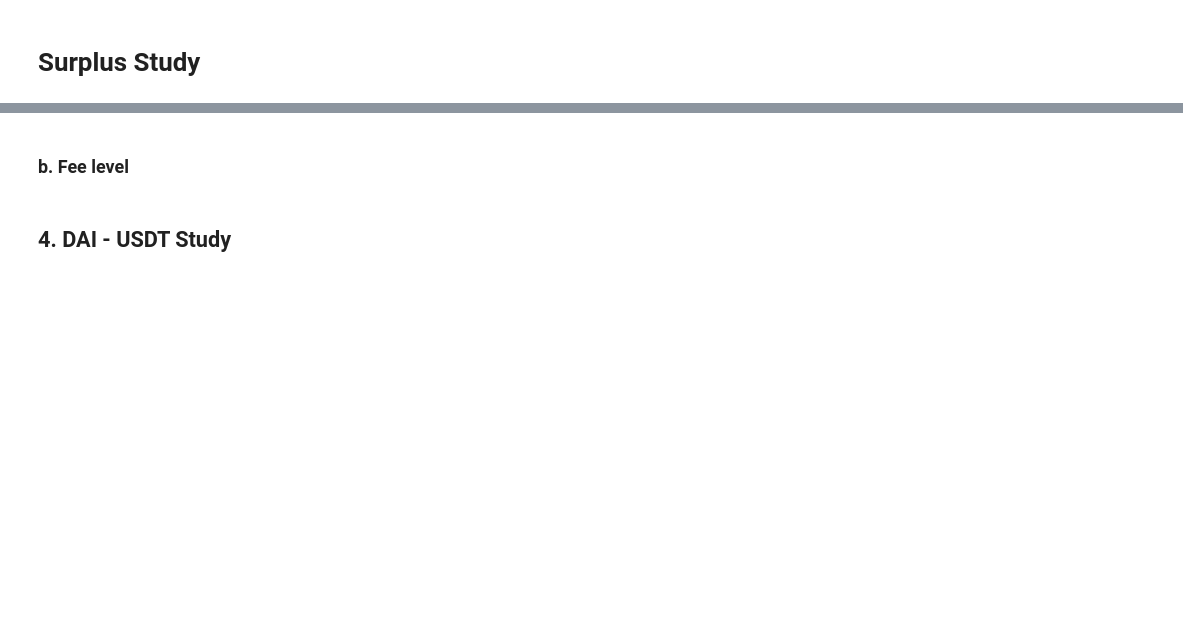
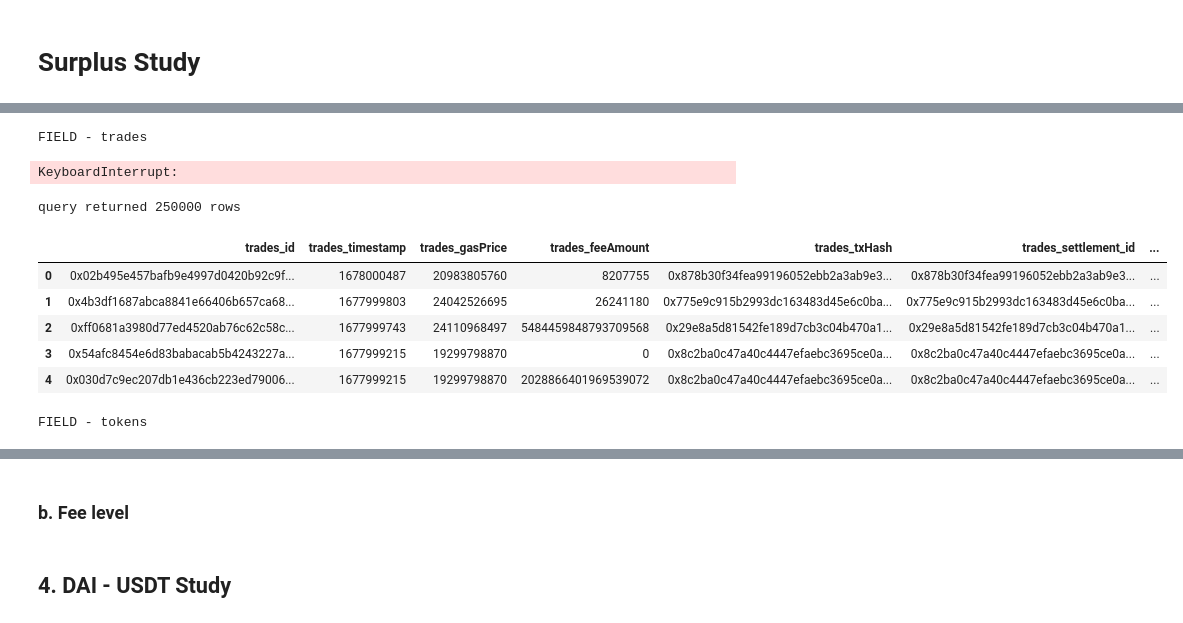
Before and after one commit to mohammed7s/Feedlot, a Jupyter notebook: forum_surplus_study/surplus_study.ipynb, the cells around one changed output, grey strips where cells are left out. Drawn from its saved outputs; the diff is of its cells as text; code cells hidden in the pictures; blank space fills up the shorter version.

```diff
--- a/forum_surplus_study/surplus_study.ipynb
+++ b/forum_surplus_study/surplus_study.ipynb
@@ -344,0 +65,59 @@ initial Reserves 100000
+# %%
+# instantiate Streamer class. Note that we need two separate streamer classes, otherwise the queries will be overwritten.
+cow_ds = Streamer('https://api.thegraph.com/subgraphs/name/cowprotocol/cow')
+# %%
+# DEFINE TIMESTAMP HERE. Minimum Timstamp is used for replication quality assurance purposes. Timestamp date:
+timestamp =  1646464506
+
+# we set a fixed query size number. The Cow settlements and Uniswap swaps query are multiples larger than this initial query size.
+query_size = 250000
+
+#Filter size - We filter trades out that are smaller than $1000 USD size
+filter_usd = 100
+# %%
+# query COW schema: trades
+trades_fp = cow_ds.queryDict.get('trades')
+
+# trades query path that gets token a -> token b trades. Query on query_size.
+trades_qp = trades_fp(
+    first=query_size,
+    orderBy='timestamp',
+    orderDirection='desc',
+    where = {
+    'timestamp_gt': timestamp
+    }
+)
+
+# run query
+trades_df = cow_ds.runQuery(trades_qp)
+# %% [output]
+FIELD - trades
+KeyboardInterrupt:
+# %%
+print(f'query returned {len(trades_df)} rows')
+# %% [output]
+query returned 250000 rows
+# %%
+trades_df.head(5)
+# %% [output]
+|  | trades_id | trades_timestamp | trades_gasPrice | trades_feeAmount | trades_txHash | trades_settlement_id | ... |
+| 0 | 0x02b495e457bafb9e4997d0420b92c9f... | 1678000487 | 20983805760 | 8207755 | 0x878b30f34fea99196052ebb2a3ab9e3... | 0x878b30f34fea99196052ebb2a3ab9e3... | ... |
+| 1 | 0x4b3df1687abca8841e66406b657ca68... | 1677999803 | 24042526695 | 26241180 | 0x775e9c915b2993dc163483d45e6c0ba... | 0x775e9c915b2993dc163483d45e6c0ba... | ... |
+| 2 | 0xff0681a3980d77ed4520ab76c62c58c... | 1677999743 | 24110968497 | 5484459848793709568 | 0x29e8a5d81542fe189d7cb3c04b470a1... | 0x29e8a5d81542fe189d7cb3c04b470a1... | ... |
+| 3 | 0x54afc8454e6d83babacab5b4243227a... | 1677999215 | 19299798870 | 0 | 0x8c2ba0c47a40c4447efaebc3695ce0a... | 0x8c2ba0c47a40c4447efaebc3695ce0a... | ... |
+| 4 | 0x030d7c9ec207db1e436cb223ed79006... | 1677999215 | 19299798870 | 2028866401969539072 | 0x8c2ba0c47a40c4447efaebc3695ce0a... | 0x8c2ba0c47a40c4447efaebc3695ce0a... | ... |
+# %%
+# Set query size large enough to retrieve all tokens in the graph
+query_size_token = 10000000
+
+token_fp = cow_ds.queryDict.get('tokens')
+
+# add parameters to the settlements_qp.
+token_qp = token_fp(
+    first=query_size_token,
+)
+
+# run query
+token_df = cow_ds.runQuery(token_qp)
+# %% [output]
+FIELD - tokens
```
Also changed, not shown: parts of 70 cells of this notebook.
